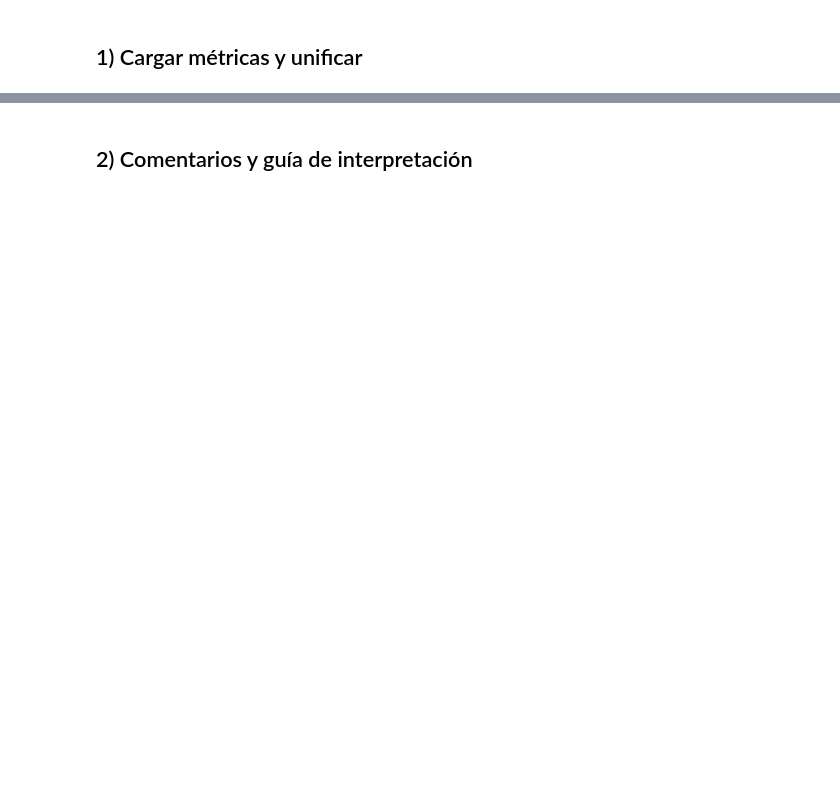
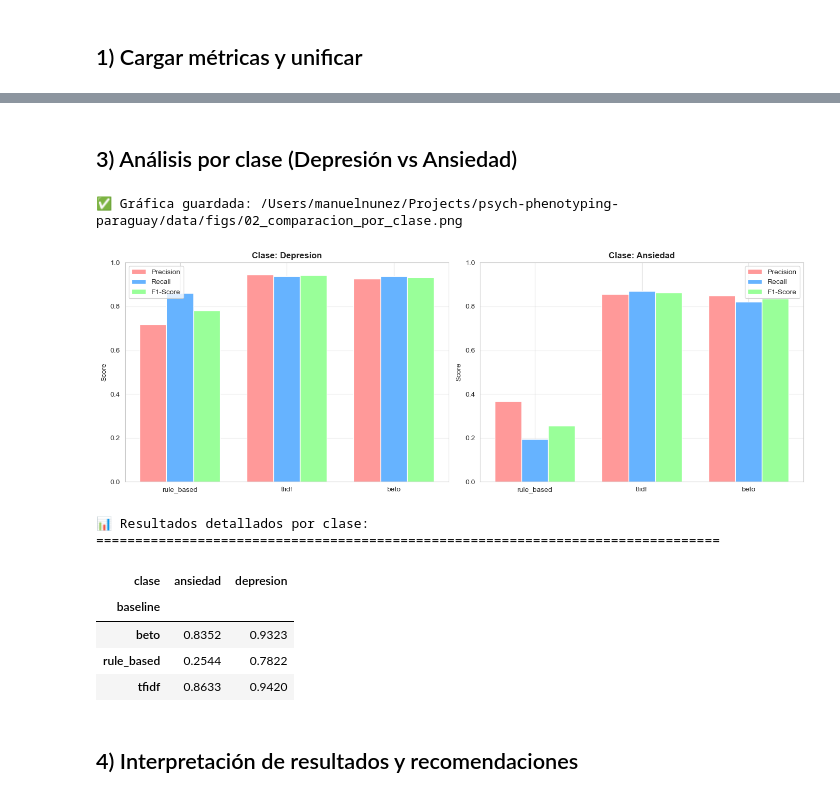
Before and after one commit to manununhez/psych-phenotyping-paraguay, a Jupyter notebook: notebooks/02_comparacion_resultados.ipynb, the cells around one changed output, grey strips where cells are left out. Drawn from its saved outputs; the diff is of its cells as text; code cells hidden in the pictures; blank space fills up the shorter version.

```diff
--- a/notebooks/02_comparacion_resultados.ipynb
+++ b/notebooks/02_comparacion_resultados.ipynb
@@ -87,3 +170,76 @@ comp
+# %% [markdown]
+## 3) Análisis por clase (Depresión vs Ansiedad)
+# %%
+# ===============================================================
+# Comparar desempeño por clase usando classification reports
+# ===============================================================
+
+per_class_results = []
+
+for name, ps in paths.items():
+    if ps["report"].exists():
+        report_df = pd.read_csv(ps["report"], index_col=0)
+
+        # Extraer métricas por clase (depresion y ansiedad)
+        for clase in ['depresion', 'ansiedad']:
+            if clase in report_df.index:
+                per_class_results.append({
+                    'baseline': name,
+                    'clase': clase,
+                    'precision': report_df.loc[clase, 'precision'],
+                    'recall': report_df.loc[clase, 'recall'],
+                    'f1-score': report_df.loc[clase, 'f1-score']
+                })
+
+if per_class_results:
+    df_per_class = pd.DataFrame(per_class_results)
+
+    # Visualización por clase
+    fig, axes = plt.subplots(1, 2, figsize=(14, 5))
+
+    for idx, clase in enumerate(['depresion', 'ansiedad']):
+        ax = axes[idx]
+        data_clase = df_per_class[df_per_class['clase'] == clase]
+
+        if len(data_clase) > 0:
+            x = np.arange(len(data_clase))
+            width = 0.25
+
+            # Barras para cada métrica
+            ax.bar(x - width, data_clase['precision'], width, label='Precision', color='#ff9999')
+            ax.bar(x, data_clase['recall'], width, label='Recall', color='#66b3ff')
+            ax.bar(x + width, data_clase['f1-score'], width, label='F1-Score', color='#99ff99')
+
+            ax.set_ylabel('Score')
+            ax.set_title(f'Clase: {clase.capitalize()}', fontsize=12, fontweight='bold')
+            ax.set_xticks(x)
+            ax.set_xticklabels(data_clase['baseline'])
+            ax.legend()
+            ax.set_ylim(0, 1.0)
+            ax.grid(axis='y', alpha=0.3)
+
+    plt.tight_layout()
+    plt.savefig(FIGS_PATH / '02_comparacion_por_clase.png', dpi=150, bbox_inches='tight')
+    print(f"✅ Gráfica guardada: {FIGS_PATH / '02_comparacion_por_clase.png'}")
+    plt.show()
+
+    # Tabla de resultados por clase
+    print("\n📊 Resultados detallados por clase:")
+    print("="*80)
+    pivot_f1 = df_per_class.pivot(index='baseline', columns='clase', values='f1-score')
+    display(pivot_f1.style.format('{:.4f}').background_gradient(cmap='RdYlGn', vmin=0, vmax=1))
+else:
+    print("⚠️ No hay reportes de clasificación disponibles.")
+# %% [output]
+✅ Gráfica guardada: /Users/manuelnunez/Projects/psych-phenotyping-paraguay/data/figs/02_comparacion_por_clase.png
+[figure, added]
+📊 Resultados detallados por clase:
+================================================================================
+| clase | ansiedad | depresion |
+| baseline |  |  |
+| beto | 0.8352 | 0.9323 |
+| rule_based | 0.2544 | 0.7822 |
+| tfidf | 0.8633 | 0.9420 |
 # %% [markdown]
-## 2) Comentarios y guía de interpretación
+## 4) Interpretación de resultados y recomendaciones
 # %% [markdown]
```
Also changed, not shown: parts of 5 cells of this notebook, 7 other files.
